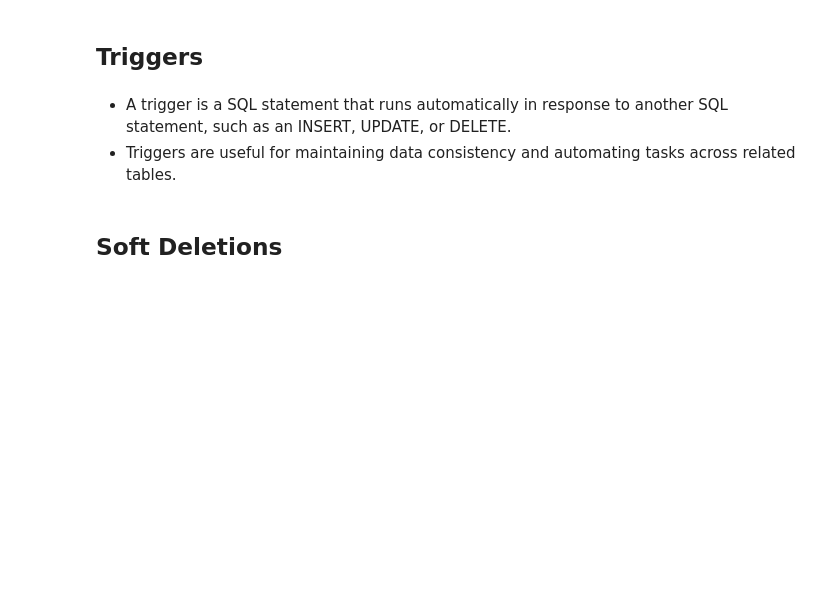
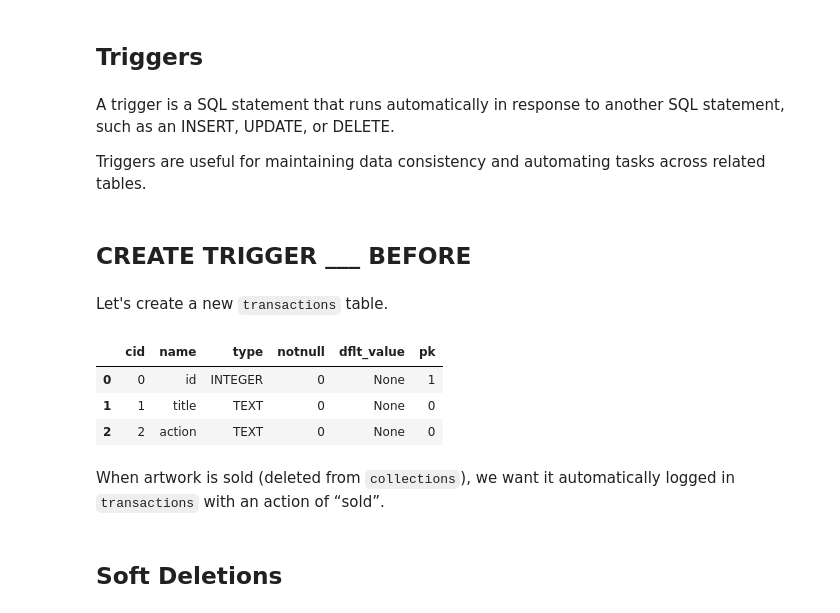
Before and after one commit to engineer-nicolas/cs50sql, a Jupyter notebook: lecture_3_Writing/lecture_3.ipynb, the cells around one changed output. Saved outputs shown, nothing was run; the diff lists cells and outputs as text; code cells hidden in the pictures; blank space fills up the shorter version.

Commit message:
update trigger

```diff
--- a/lecture_3_Writing/lecture_3.ipynb
+++ b/lecture_3_Writing/lecture_3.ipynb
@@ -158,5 +158,34 @@ WHERE condition;
 # %% [markdown]
 ## Triggers
 # %% [markdown]
-- A trigger is a SQL statement that runs automatically in response to another SQL statement, such as an INSERT, UPDATE, or DELETE.
-- Triggers are useful for maintaining data consistency and automating tasks across related tables.
+A trigger is a SQL statement that runs automatically in response to another SQL statement, such as an INSERT, UPDATE, or DELETE.
+
+Triggers are useful for maintaining data consistency and automating tasks across related tables.
+# %% [markdown]
+## CREATE TRIGGER ___ BEFORE
+# %% [markdown]
+Let's create a new `transactions` table.
+# %%
+conn.execute("""
+CREATE TABLE "transactions" (
+    "id" INTEGER,
+    "title" TEXT,
+    "action" TEXT,
+    PRIMARY KEY("id")
+);
+""")
+
+# Commit changes to save the table in the database
+conn.commit()
+# Let's inspect the schema of the transactions table
+pd.read_sql_query(
+    "PRAGMA table_info(transactions);",
+    conn
+)
+# %% [output]
+|  | cid | name | type | notnull | dflt_value | pk |
+| 0 | 0 | id | INTEGER | 0 | None | 1 |
+| 1 | 1 | title | TEXT | 0 | None | 0 |
+| 2 | 2 | action | TEXT | 0 | None | 0 |
+# %% [markdown]
+When artwork is sold (deleted from `collections`), we want it automatically logged in `transactions` with an action of “sold”.
```
Also changed, not shown: parts of 1 cell of this notebook.
